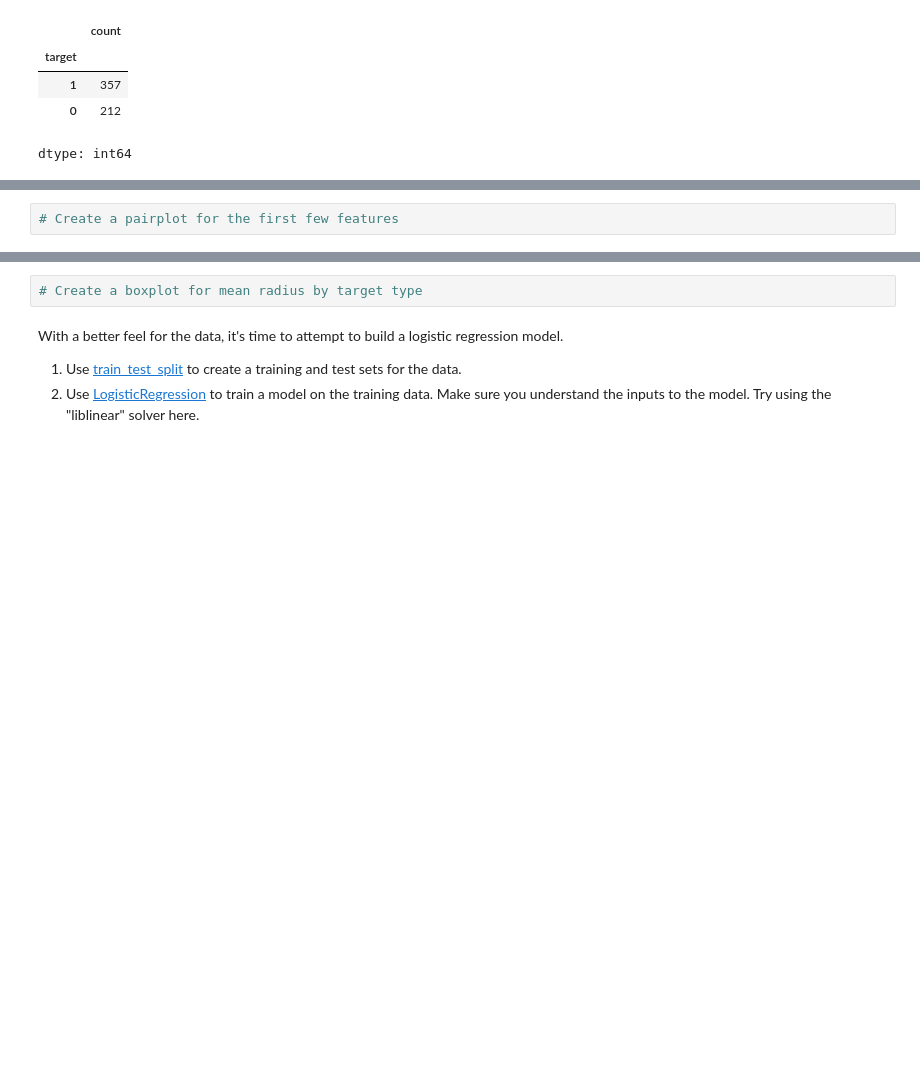
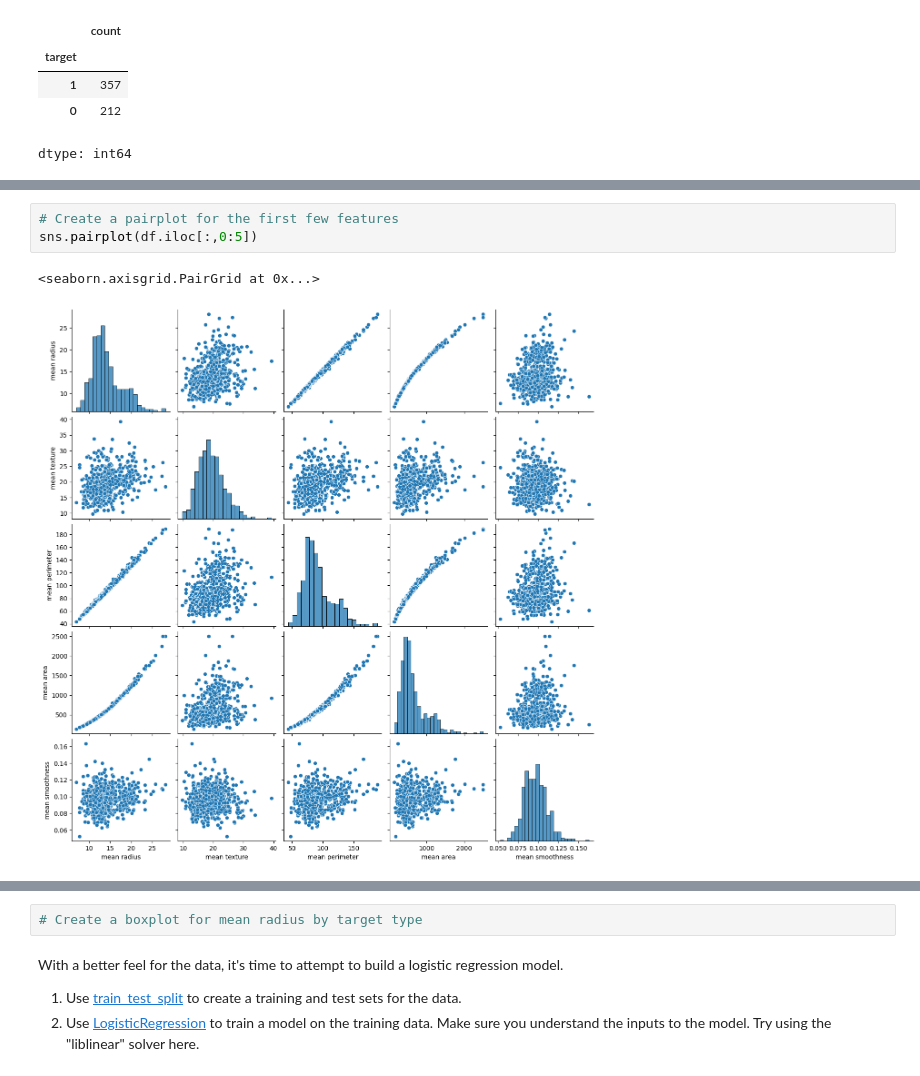
Before and after one commit to ShiyuXie0116/AR-Warehouse-Vision, a Jupyter notebook: Student_MLE_MiniProject_Logistic_Regression.ipynb, the cells around one changed output, grey strips where cells are left out. Cells and saved outputs as stored; diff of their text form; blank space fills up the shorter version.

```diff
--- a/Student_MLE_MiniProject_Logistic_Regression.ipynb
+++ b/Student_MLE_MiniProject_Logistic_Regression.ipynb
@@ -90,4 +102,8 @@ dtype: int64
 # %%
 # Create a pairplot for the first few features
+sns.pairplot(df.iloc[:,0:5])
+# %% [output]
+<seaborn.axisgrid.PairGrid at 0x...>
+[figure, added]
 # %%
 # Create a correlation coefficeint heatmap
```
Also changed, not shown: parts of 2 cells of this notebook.
